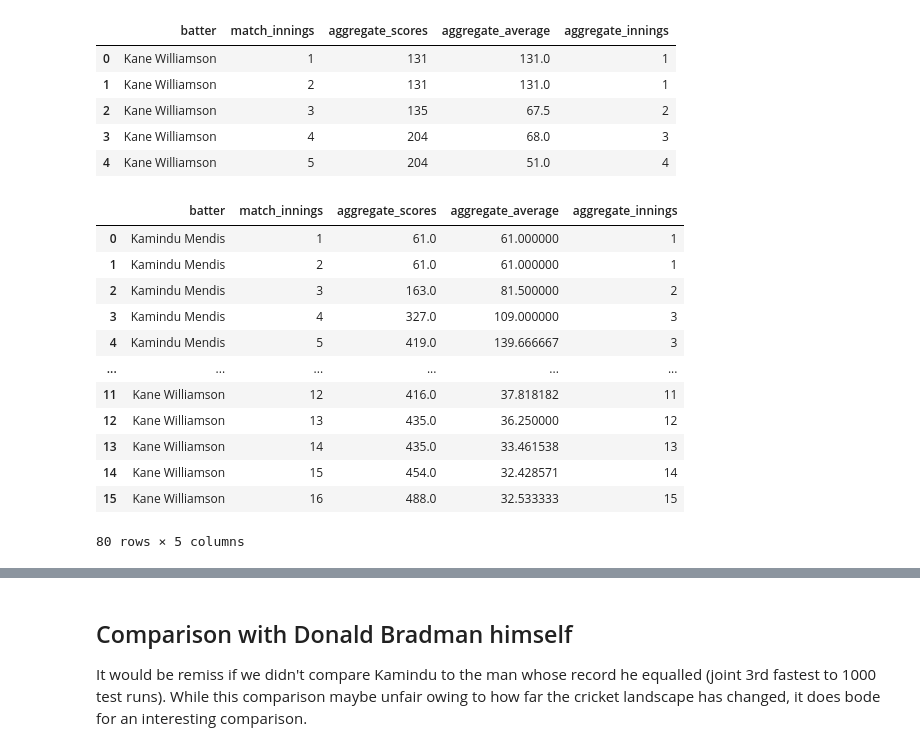
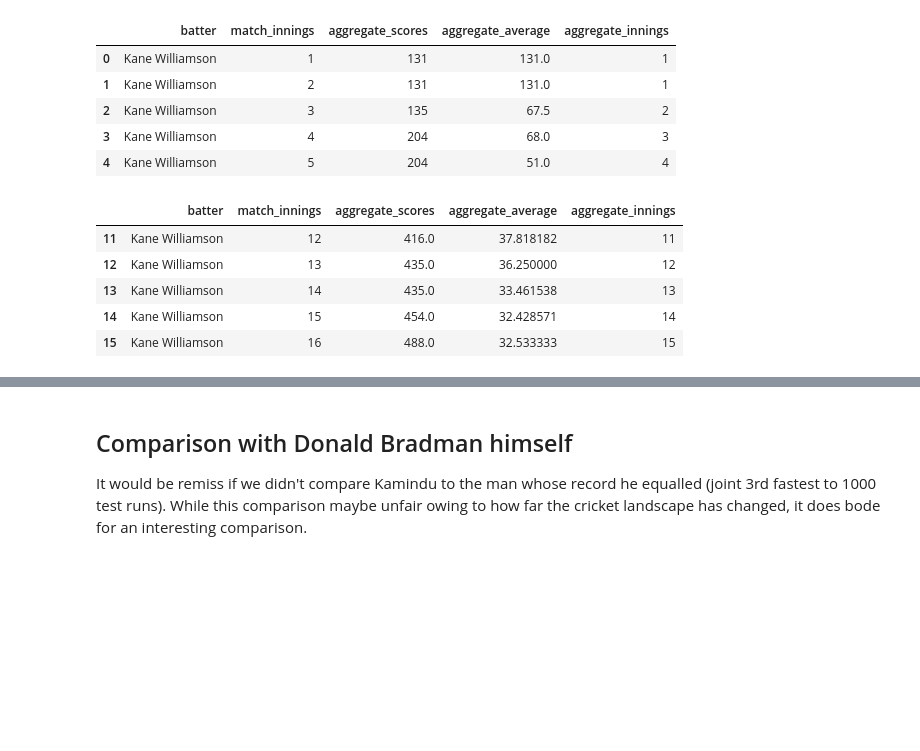
Before and after one commit to sahanfern/kamindu_test_match_data_analysis, a Jupyter notebook: kamindu_analysis.ipynb, the cells around one changed output, grey strips where cells are left out. Drawn from its saved outputs; the diff is of its cells as text; code cells hidden in the pictures; blank space fills up the shorter version.

```diff
--- a/kamindu_analysis.ipynb
+++ b/kamindu_analysis.ipynb
@@ -443,18 +443,11 @@ williamson_aggregate_stats.head()
 | 4 | Kane Williamson | 5 | 204 | 51.0 | 4 |
 # %%
 batter_aggregate_stats= pd.concat([batter_aggregate_stats,virat_aggregate_stats,root_aggregate_stats,smith_aggregate_stats,williamson_aggregate_stats],axis=0)
-batter_aggregate_stats
+batter_aggregate_stats.tail()
 # %% [output]
 |  | batter | match_innings | aggregate_scores | aggregate_average | aggregate_innings |
-| 0 | Kamindu Mendis | 1 | 61.0 | 61.000000 | 1 |
-| 1 | Kamindu Mendis | 2 | 61.0 | 61.000000 | 1 |
-| 2 | Kamindu Mendis | 3 | 163.0 | 81.500000 | 2 |
-| 3 | Kamindu Mendis | 4 | 327.0 | 109.000000 | 3 |
-| 4 | Kamindu Mendis | 5 | 419.0 | 139.666667 | 3 |
-| ... | ... | ... | ... | ... | ... |
 | 11 | Kane Williamson | 12 | 416.0 | 37.818182 | 11 |
 | 12 | Kane Williamson | 13 | 435.0 | 36.250000 | 12 |
 | 13 | Kane Williamson | 14 | 435.0 | 33.461538 | 13 |
 | 14 | Kane Williamson | 15 | 454.0 | 32.428571 | 14 |
 | 15 | Kane Williamson | 16 | 488.0 | 32.533333 | 15 |
-80 rows × 5 columns
```
Also changed, not shown: parts of 8 cells of this notebook, 2 other files.
